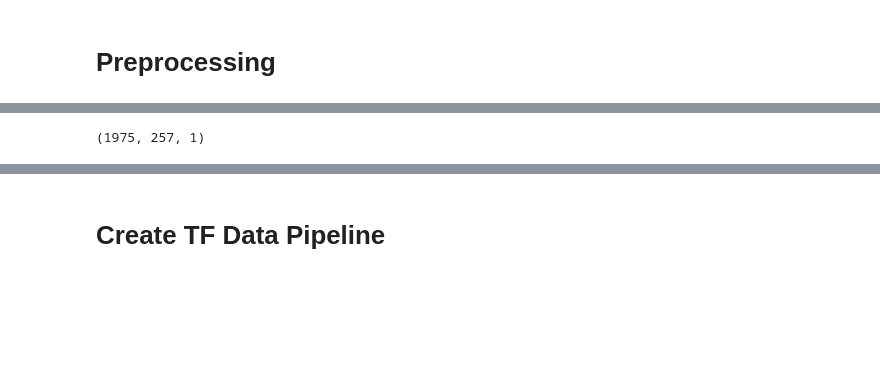
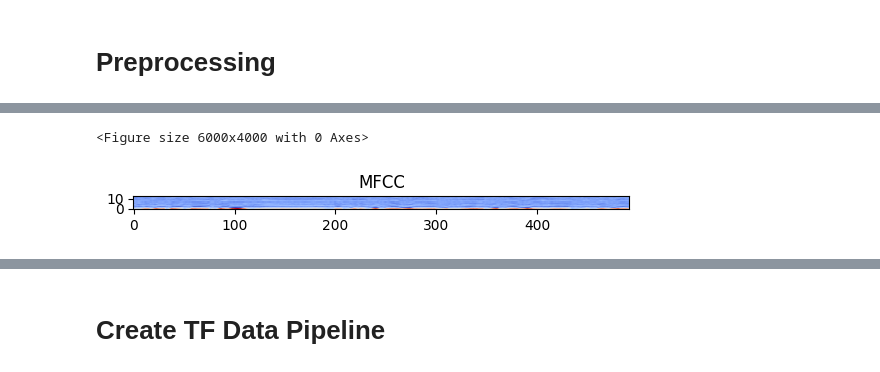
Before and after one commit to NevroHelios/voice-analysis, a Jupyter notebook: basetf.ipynb, the cells around one changed output, grey strips where cells are left out. Saved outputs shown, nothing was run; the diff lists cells and outputs as text; code cells hidden in the pictures; blank space fills up the shorter version.

```diff
--- a/basetf.ipynb
+++ b/basetf.ipynb
@@ -176,4 +191,14 @@ def preprocess_mfcc(filename, label):
-# %%
-data.map(preprocess).as_numpy_iterator().next()[0].shape
-# %% [output]
-(1975, 257, 1)
+# %%
+import random
+rand_wav, _ = mfcc(audio_paths[random.randint(0, len(audio_paths))], 0)
+print(rand_wav.shape)
+
+import numpy as np
+plt.figure(figsize=(60, 40))
+fig, ax = plt.subplots()
+mfcc_data= np.swapaxes(rand_wav , 0 ,1)
+cax = ax.imshow(mfcc_data, interpolation='nearest', cmap='coolwarm', origin='lower')
+ax.set_title('MFCC')
+
+plt.show();
+# %% [output]
@@ -180,3 +207,5 @@ data.map(preprocess).as_numpy_iterator().next()[0].shape
+<Figure size 6000x4000 with 0 Axes>
+[figure, added]
 # %%
 def plot_spec(dataset):
     filepath, label = dataset.shuffle(buffer_size=10000).as_numpy_iterator().next()
```
Also changed, not shown: parts of 21 cells of this notebook.
